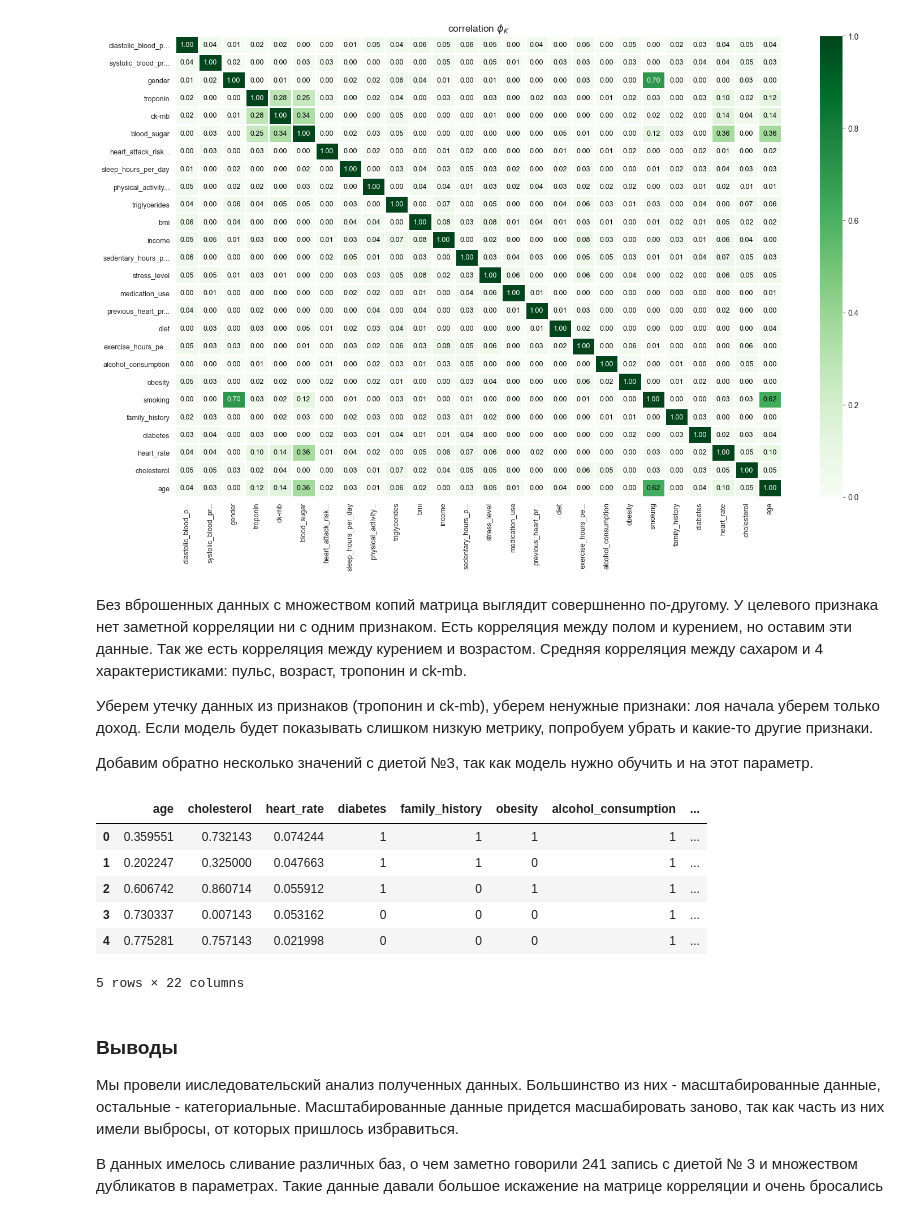
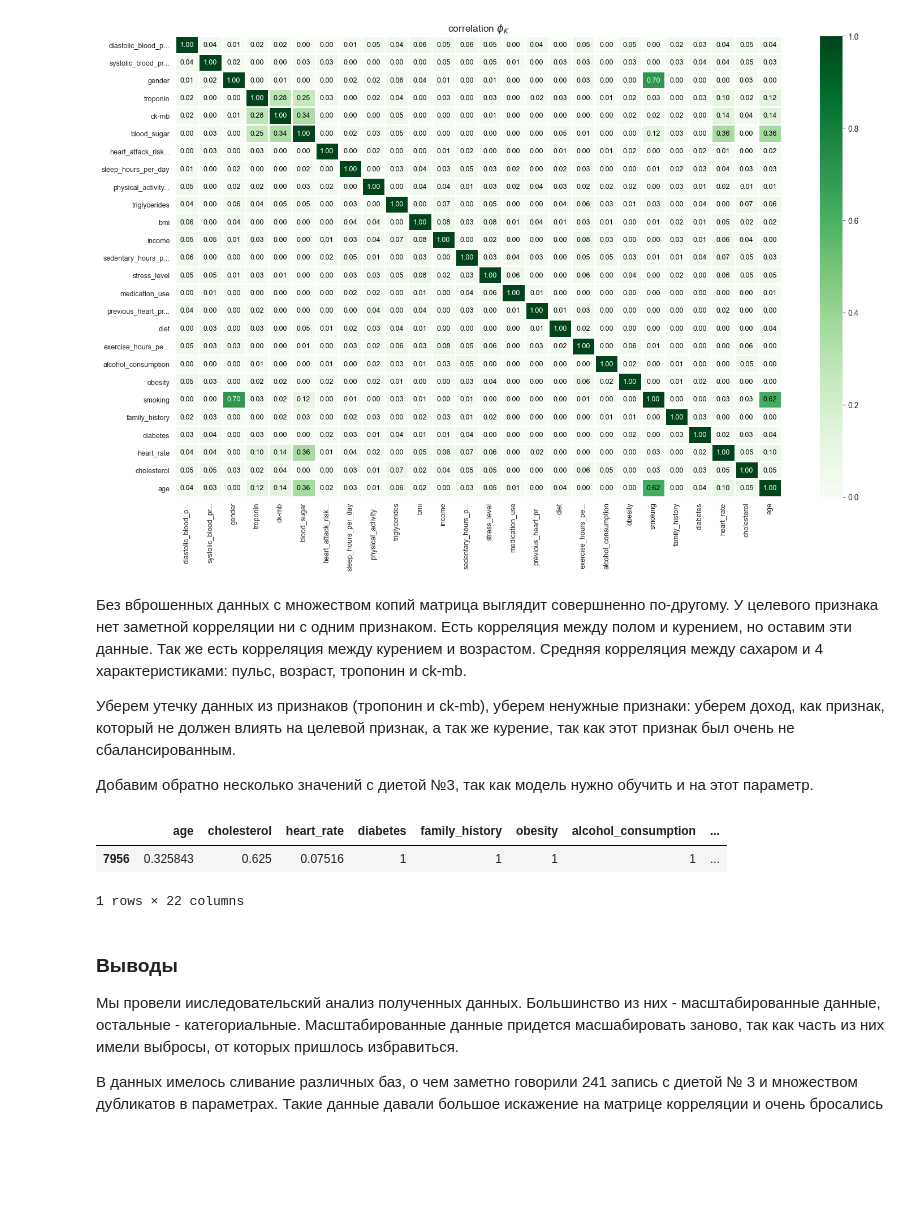
Before and after one commit to olga-tor/Heart_attack, a Jupyter notebook: Project_heart_atttack.ipynb, the cells around one changed output. Cells and saved outputs as stored; diff of their text form; code cells hidden in the pictures; blank space fills up the shorter version.

```diff
--- a/Project_heart_atttack.ipynb
+++ b/Project_heart_atttack.ipynb
@@ -1092,23 +1102,19 @@ plot_correlation_matrix(
 # %% [markdown]
 Без вброшенных данных с множеством копий матрица выглядит совершненно по-другому. У целевого признака нет заметной корреляции ни с одним признаком. Есть корреляция между полом и курением, но оставим эти данные. Так же есть корреляция между курением и возрастом. Средняя корреляция между сахаром и 4 характеристиками: пульс, возраст, тропонин и ck-mb.
 
-Уберем утечку данных из признаков (тропонин и ck-mb), уберем ненужные признаки: лоя начала уберем только доход. Если модель будет показывать слишком низкую метрику, попробуем убрать и какие-то другие признаки.
+Уберем утечку данных из признаков (тропонин и ck-mb), уберем ненужные признаки: уберем доход, как признак, который не должен влиять на целевой признак, а так же курение, так как этот признак был очень не сбалансированным.
 
 Добавим обратно несколько значений с диетой №3, так как модель нужно обучить и на этот параметр.
 # %%
 diet_3_records = train_X_y[train_X_y['diet'] == 3]
 records_to_keep = diet_3_records.sample(n=5, random_state=42)
 train_X_y_new = train_X_y.drop(diet_3_records.index.difference(records_to_keep.index))
 train_X_y_new = train_X_y_new.drop(['troponin', 'ck-mb', 'id', 'smoking', 'income'], axis=1)
-train_X_y_new.head()
+train_X_y_new.sample()
 # %% [output]
 |  | age | cholesterol | heart_rate | diabetes | family_history | obesity | alcohol_consumption | ... |
-| 0 | 0.359551 | 0.732143 | 0.074244 | 1 | 1 | 1 | 1 | ... |
-| 1 | 0.202247 | 0.325000 | 0.047663 | 1 | 1 | 0 | 1 | ... |
-| 2 | 0.606742 | 0.860714 | 0.055912 | 1 | 0 | 1 | 1 | ... |
-| 3 | 0.730337 | 0.007143 | 0.053162 | 0 | 0 | 0 | 1 | ... |
-| 4 | 0.775281 | 0.757143 | 0.021998 | 0 | 0 | 0 | 1 | ... |
+| 7956 | 0.325843 | 0.625 | 0.07516 | 1 | 1 | 1 | 1 | ... |
-5 rows × 22 columns
+1 rows × 22 columns
 # %% [markdown]
 ### Выводы
 Мы провели ииследовательский анализ полученных данных. Большинство из них - масштабированные данные, остальные - категориальные. Масштабированные данные придется масшабировать заново, так как часть из них имели выбросы, от которых пришлось избравиться.
```
Also changed, not shown: parts of 32 cells of this notebook.
